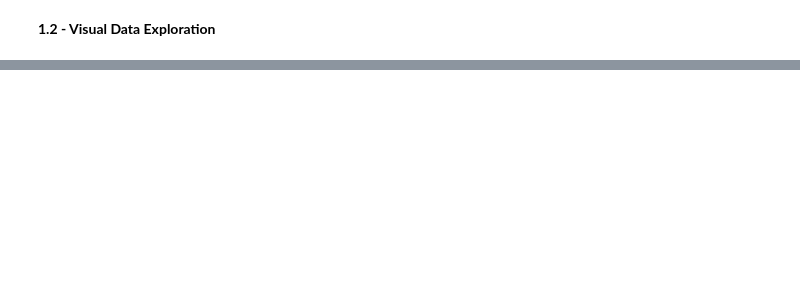
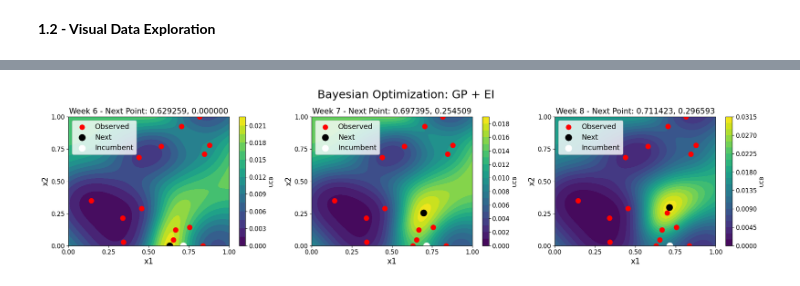
Before and after one commit to hervezogo/Bayesian-Black-Box-Optimisation, a Jupyter notebook: notebooks/Function_2.ipynb, the cells around one changed output, grey strips where cells are left out. Drawn from its saved outputs; the diff is of its cells as text; code cells hidden in the pictures; blank space fills up the shorter version.

```diff
--- a/notebooks/Function_2.ipynb
+++ b/notebooks/Function_2.ipynb
@@ -1273,0 +230,11 @@ Overall, the results indicate a narrow high-value region around x1 ~0.714, with
+# %%
+# Increase the resolution of Candidate points (grid)
+X_grid_500 = cartesian_grid(2, 500)
+
+# Mask limiting area of search
+grid = X_grid_500
+mask = (((grid[:, 0] >= 0.60) & (grid[:, 0] <= 0.75) & (grid[:, 1] >= 0.00) & (grid[:, 1] <= 0.15)) | ((grid[:, 0] >= 0.65) & (grid[:, 0] <= 0.90) & (grid[:, 1] >= 0.65) & (grid[:, 1] <= 1.00)))
+X_grid_constrained = X_grid_500[mask]
+
+print(f"Full 500² grid: {len(X_grid_500):,} candidates")
+print(f"Week 5 constrained set: {len(X_grid_constrained):,} candidates")
@@ -1273,0 +309,19 @@ Overall, the results indicate a narrow high-value region around x1 ~0.714, with
+# %%
+fig, axes = plt.subplots(1,3, figsize=(20, 5))
+
+for week, ax  in enumerate(axes, start=6):
+
+    week_data = data[:10 + week - 1]
+    week_inputs, week_outputs = extract(week_data)
+    week_incumbent = week_inputs[np.argmax(week_outputs)]
+    week_candidate = np.array([phase_2_rows[week - 5]["candidate_x1"],phase_2_rows[week - 5]["candidate_x2"]])
+    week_label = phase_2_rows[week-5]["acquisition"]
+
+    plot_acquisition_2d(X_grid_500, phase_2_acquisitions[week-5], week_data, week_incumbent, week_candidate , week_label, ax=ax)
+    ax.set_title(f"Week {week} - Next Point: {week_candidate[0]:.6f}, {week_candidate[1]:.6f}", fontsize=15)
+
+fig.suptitle(f'Bayesian Optimization: GP + EI', fontsize=22)
+plt.tight_layout()
+plt.show()
+# %% [output]
+[figure, added]
```
Also changed, not shown: parts of 130 cells of this notebook, 7 other files.
